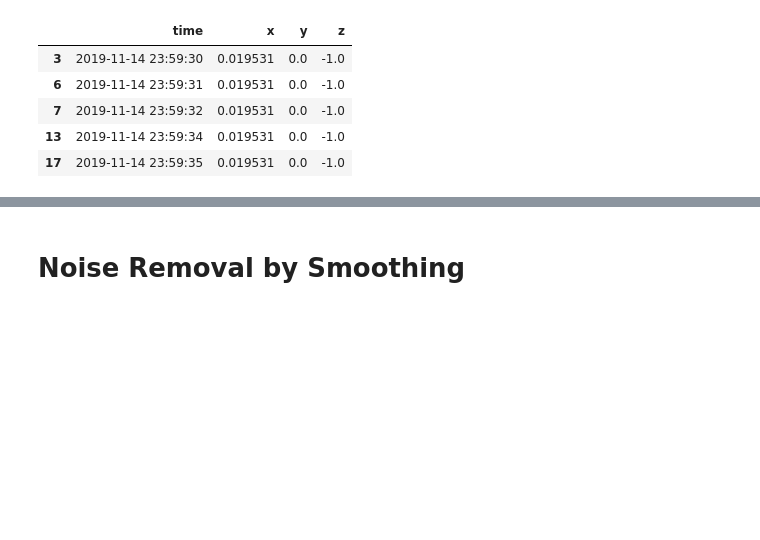
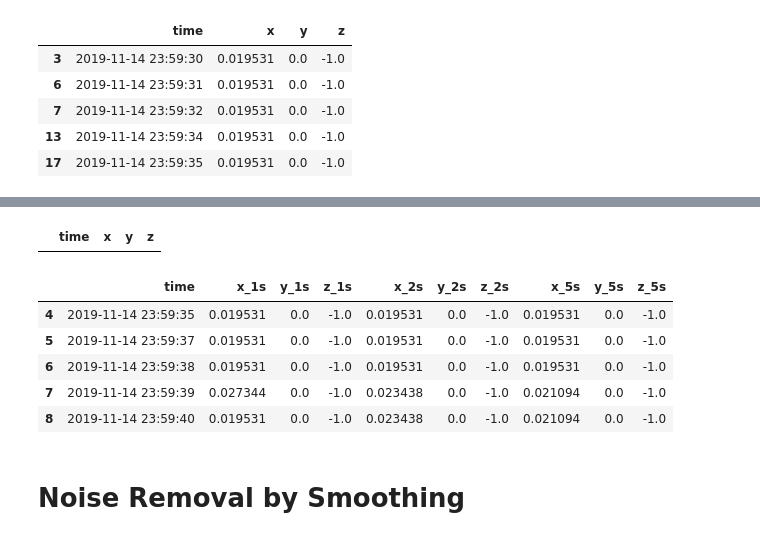
Before and after one commit to tanzimtaher/Predicting-Estrus-in-Cattle-from-Accelerometer-Data, a Jupyter notebook: Script.ipynb, the cells around one changed output, grey strips where cells are left out. Drawn from its saved outputs; the diff is of its cells as text; code cells hidden in the pictures; blank space fills up the shorter version.

```diff
--- a/Script.ipynb
+++ b/Script.ipynb
@@ -169,0 +174,6 @@ animal1[animal1['time']=="2019-11-15 00:18:12"]
+# %%
+# Check for duplicates again
+duplicate_condition = animal1['time'].duplicated()
+animal1[duplicate_condition]
+# %% [output]
+|  | time | x | y | z |
@@ -170,3 +182,13 @@ animal1[animal1['time']=="2019-11-15 00:18:12"]
+# %%
+# check dataframe
+animal1.head()
+# %% [output]
+|  | time | x_1s | y_1s | z_1s | x_2s | y_2s | z_2s | x_5s | y_5s | z_5s |
+| 4 | 2019-11-14 23:59:35 | 0.019531 | 0.0 | -1.0 | 0.019531 | 0.0 | -1.0 | 0.019531 | 0.0 | -1.0 |
+| 5 | 2019-11-14 23:59:37 | 0.019531 | 0.0 | -1.0 | 0.019531 | 0.0 | -1.0 | 0.019531 | 0.0 | -1.0 |
+| 6 | 2019-11-14 23:59:38 | 0.019531 | 0.0 | -1.0 | 0.019531 | 0.0 | -1.0 | 0.019531 | 0.0 | -1.0 |
+| 7 | 2019-11-14 23:59:39 | 0.027344 | 0.0 | -1.0 | 0.023438 | 0.0 | -1.0 | 0.021094 | 0.0 | -1.0 |
+| 8 | 2019-11-14 23:59:40 | 0.019531 | 0.0 | -1.0 | 0.023438 | 0.0 | -1.0 | 0.021094 | 0.0 | -1.0 |
 # %% [markdown]
 # Noise Removal by Smoothing
 # %%
```
Also changed, not shown: parts of 8 cells of this notebook, 4 other files.
